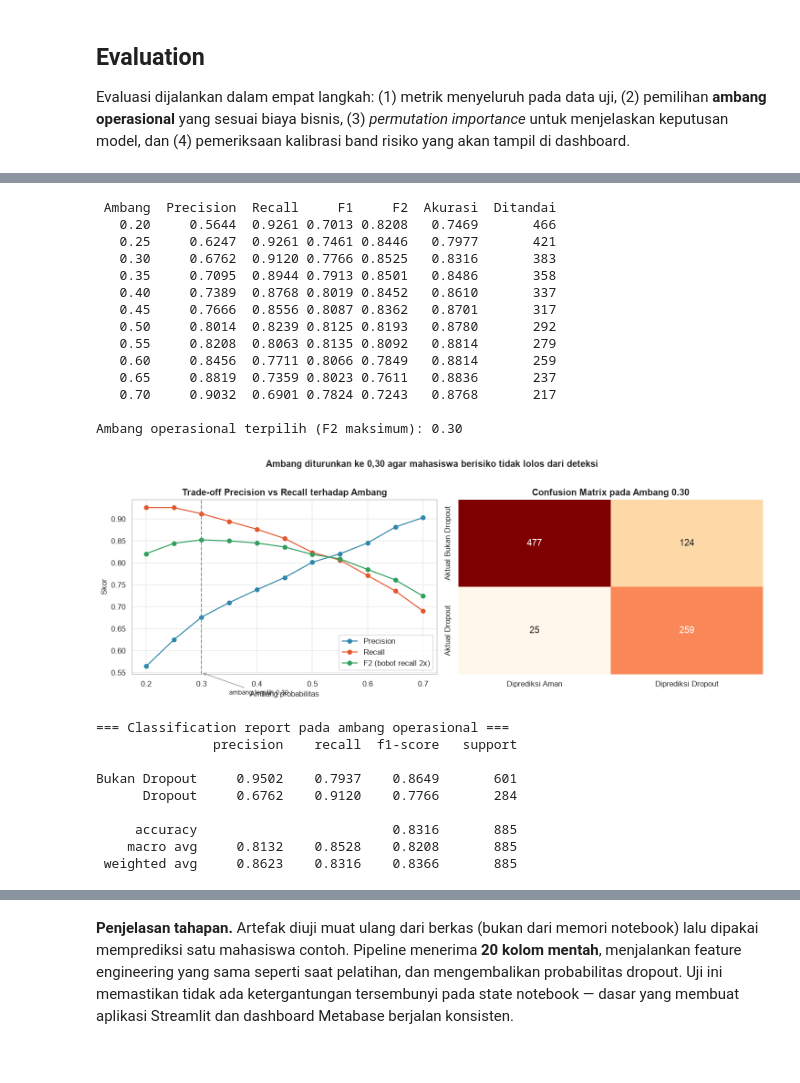
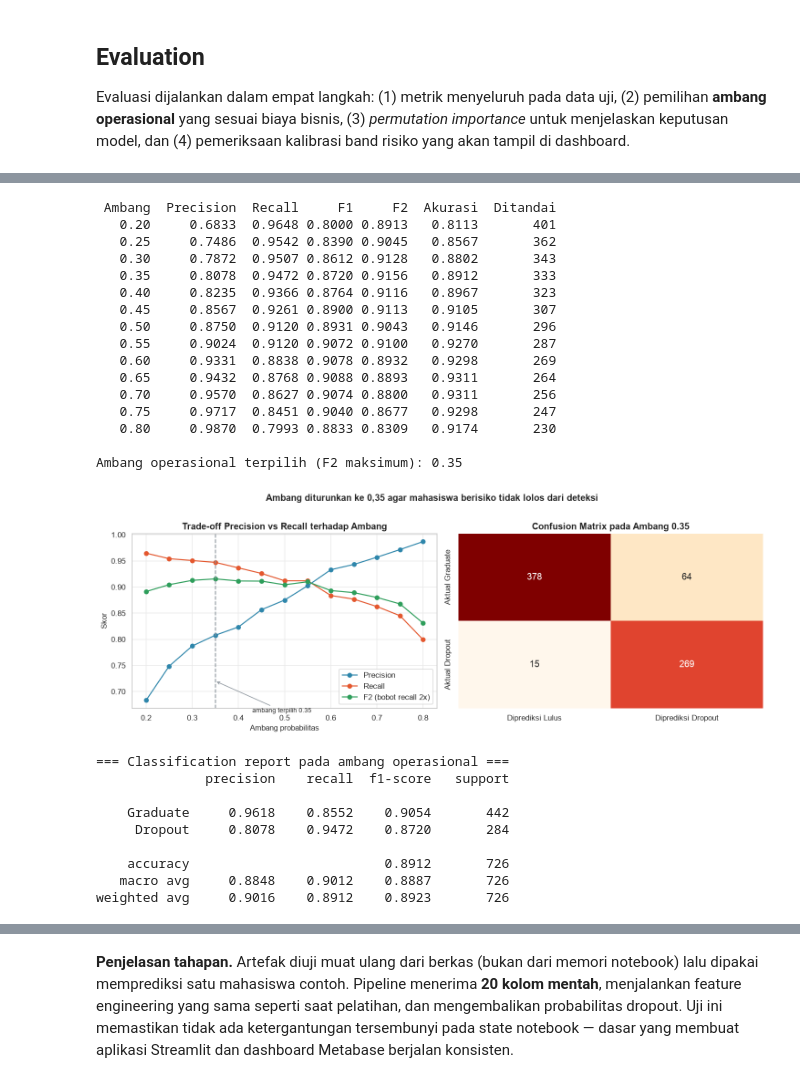
Before and after one commit to nafiulirsad/jaya-jaya-institut-dropout, a Jupyter notebook: notebook.ipynb, the cells around one changed output, grey strips where cells are left out. Cells and saved outputs as stored; diff of their text form; code cells hidden in the pictures.

```diff
--- a/notebook.ipynb
+++ b/notebook.ipynb
@@ -298,10 +319,16 @@ yang terbaca lewat modul `preprocessing.py`.
 # %%
-# Feature engineering + penerjemahan kode menjadi label yang terbaca manusia
-eda = pp.add_readable_labels(pp.engineer_features(df))
+# Seluruh data (3 status) untuk perbandingan antar kelompok
+full = pp.add_readable_labels(pp.engineer_features(df))
+
+# Kohort berlabel: hanya mahasiswa yang status akhirnya sudah pasti
+eda = full[full["Status"].isin(["Dropout", "Graduate"])].copy()
 eda["is_dropout"] = (eda["Status"] == pp.POSITIVE_CLASS).astype(int)
 
 BASELINE = eda["is_dropout"].mean() * 100
-print(f"Dropout rate rata-rata institut: {BASELINE:.2f}%")
+print(f"Kohort berlabel        : {len(eda):,} mahasiswa "
+      f"({int(eda['is_dropout'].sum()):,} dropout / {int((1 - eda['is_dropout']).sum()):,} lulus)")
+print(f"Dropout rate rujukan   : {BASELINE:.2f}%")
+print(f"Mahasiswa aktif (Enrolled) yang dipisahkan: {int((full['Status'] == 'Enrolled').sum()):,}")
 
 def dropout_rate(kolom, urutan=None, min_n=1):
     """Hitung dropout rate (%) dan jumlah mahasiswa untuk setiap kategori pada `kolom`."""
@@ -311,7 +338,7 @@ def dropout_rate(kolom, urutan=None, min_n=1):
     return g.loc[urutan] if urutan else g.sort_values("rate", ascending=False)
 
 def plot_rate(ax, tabel, judul, xlabel="", horizontal=False, warna=DROPOUT):
-    """Gambar dropout rate per kategori beserta garis pembanding rata-rata institut."""
+    """Gambar dropout rate per kategori beserta garis pembanding rata-rata kohort."""
     label = [f"{i}\n(n={int(r.jumlah)})" if not horizontal else f"{i} (n={int(r.jumlah)})"
              for i, r in tabel.iterrows()]
     if horizontal:
@@ -821,5 +908,5 @@ angka tersebut belum cukup baik, sehingga ambang perlu disesuaikan.
 # %%
-ambang_uji = np.arange(0.20, 0.75, 0.05)
+ambang_uji = np.arange(0.20, 0.80, 0.05)
 sweep = pd.DataFrame([{
     "Ambang": round(t, 2),
     "Precision": precision_score(y_test, (proba_uji >= t).astype(int)),
@@ -830,60 +917,62 @@ sweep = pd.DataFrame([{
     "Ditandai": int((proba_uji >= t).sum()),
 } for t in ambang_uji])
 
 AMBANG = float(sweep.loc[sweep["F2"].idxmax(), "Ambang"])
 print(sweep.round(4).to_string(index=False))
 print(f"\nAmbang operasional terpilih (F2 maksimum): {AMBANG:.2f}")
 
 fig, axes = plt.subplots(1, 2, figsize=(13.5, 4.8))
 axes[0].plot(sweep["Ambang"], sweep["Precision"], marker="o", color=NEUTRAL, label="Precision")
 axes[0].plot(sweep["Ambang"], sweep["Recall"], marker="o", color=DROPOUT, label="Recall")
 axes[0].plot(sweep["Ambang"], sweep["F2"], marker="o", color=SAFE, label="F2 (bobot recall 2x)")
 axes[0].axvline(AMBANG, ls="--", color=GREY, lw=1.4)
-axes[0].annotate(f"ambang terpilih {AMBANG:.2f}", (AMBANG, 0.55), xytext=(AMBANG + 0.05, 0.5),
+axes[0].annotate(f"ambang terpilih {AMBANG:.2f}", (AMBANG, 0.72), xytext=(AMBANG + 0.08, 0.66),
                  fontsize=9, arrowprops={"arrowstyle": "->", "color": GREY})
 axes[0].set_title("Trade-off Precision vs Recall terhadap Ambang")
 axes[0].set_xlabel("Ambang probabilitas"); axes[0].set_ylabel("Skor"); axes[0].legend()
 
 cm = confusion_matrix(y_test, (proba_uji >= AMBANG).astype(int))
 sns.heatmap(cm, annot=True, fmt=",d", cmap="OrRd", cbar=False, ax=axes[1],
-            xticklabels=["Diprediksi Aman", "Diprediksi Dropout"],
-            yticklabels=["Aktual Bukan Dropout", "Aktual Dropout"], annot_kws={"fontsize": 13})
+            xticklabels=["Diprediksi Lulus", "Diprediksi Dropout"],
+            yticklabels=["Aktual Graduate", "Aktual Dropout"], annot_kws={"fontsize": 13})
 axes[1].set_title(f"Confusion Matrix pada Ambang {AMBANG:.2f}")
 
-fig.suptitle("Ambang diturunkan ke 0,30 agar mahasiswa berisiko tidak lolos dari deteksi",
+fig.suptitle("Ambang diturunkan ke 0,35 agar mahasiswa berisiko tidak lolos dari deteksi",
              fontsize=13, fontweight="bold", y=1.02)
 fig.tight_layout()
 fig.savefig(ASSETS / "08_ambang_operasional.png")
 plt.show()
 
 print("\n=== Classification report pada ambang operasional ===")
 print(classification_report(y_test, (proba_uji >= AMBANG).astype(int),
-                            target_names=["Bukan Dropout", "Dropout"], digits=4))
+                            target_names=["Graduate", "Dropout"], digits=4))
 # %% [output]
  Ambang  Precision  Recall     F1     F2  Akurasi  Ditandai
-   0.20     0.5644  0.9261 0.7013 0.8208   0.7469       466
-   0.25     0.6247  0.9261 0.7461 0.8446   0.7977       421
-   0.30     0.6762  0.9120 0.7766 0.8525   0.8316       383
-   0.35     0.7095  0.8944 0.7913 0.8501   0.8486       358
-   0.40     0.7389  0.8768 0.8019 0.8452   0.8610       337
-   0.45     0.7666  0.8556 0.8087 0.8362   0.8701       317
-   0.50     0.8014  0.8239 0.8125 0.8193   0.8780       292
-   0.55     0.8208  0.8063 0.8135 0.8092   0.8814       279
-   0.60     0.8456  0.7711 0.8066 0.7849   0.8814       259
-   0.65     0.8819  0.7359 0.8023 0.7611   0.8836       237
-   0.70     0.9032  0.6901 0.7824 0.7243   0.8768       217
+   0.20     0.6833  0.9648 0.8000 0.8913   0.8113       401
+   0.25     0.7486  0.9542 0.8390 0.9045   0.8567       362
+   0.30     0.7872  0.9507 0.8612 0.9128   0.8802       343
+   0.35     0.8078  0.9472 0.8720 0.9156   0.8912       333
+   0.40     0.8235  0.9366 0.8764 0.9116   0.8967       323
+   0.45     0.8567  0.9261 0.8900 0.9113   0.9105       307
+   0.50     0.8750  0.9120 0.8931 0.9043   0.9146       296
+   0.55     0.9024  0.9120 0.9072 0.9100   0.9270       287
+   0.60     0.9331  0.8838 0.9078 0.8932   0.9298       269
+   0.65     0.9432  0.8768 0.9088 0.8893   0.9311       264
+   0.70     0.9570  0.8627 0.9074 0.8800   0.9311       256
+   0.75     0.9717  0.8451 0.9040 0.8677   0.9298       247
+   0.80     0.9870  0.7993 0.8833 0.8309   0.9174       230
 
-Ambang operasional terpilih (F2 maksimum): 0.30
+Ambang operasional terpilih (F2 maksimum): 0.35
-[figure, old version]
+[figure, new version]
 === Classification report pada ambang operasional ===
-               precision    recall  f1-score   support
+              precision    recall  f1-score   support
 
-Bukan Dropout     0.9502    0.7937    0.8649       601
-      Dropout     0.6762    0.9120    0.7766       284
+    Graduate     0.9618    0.8552    0.9054       442
+     Dropout     0.8078    0.9472    0.8720       284
 
-     accuracy                         0.8316       885
-    macro avg     0.8132    0.8528    0.8208       885
- weighted avg     0.8623    0.8316    0.8366       885
+    accuracy                         0.8912       726
+   macro avg     0.8848    0.9012    0.8887       726
+weighted avg     0.9016    0.8912    0.8923       726
 # %% [markdown]
 **Insight pemilihan ambang — keputusan bisnis, bukan keputusan statistik.**
 
```
Also changed, not shown: parts of 43 cells of this notebook, 25 other files.
